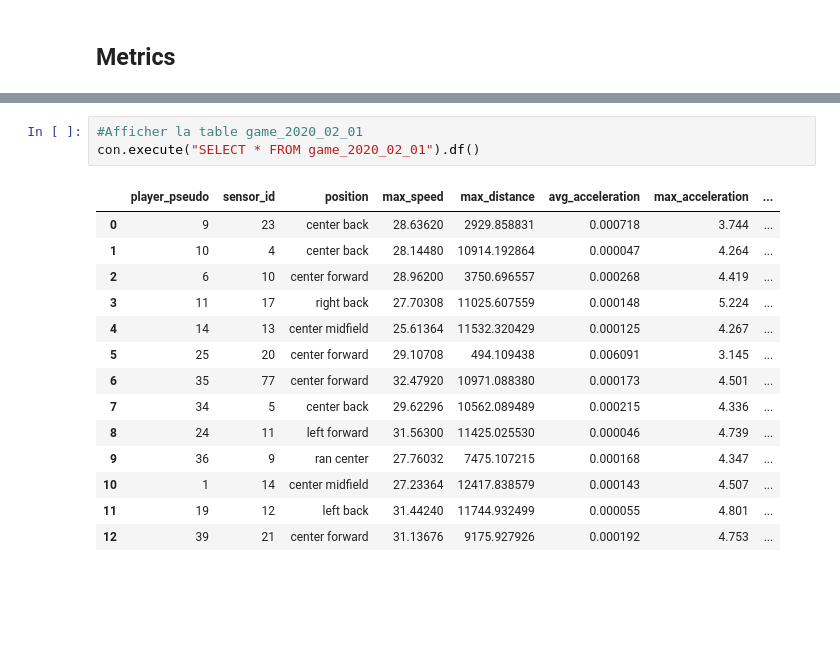
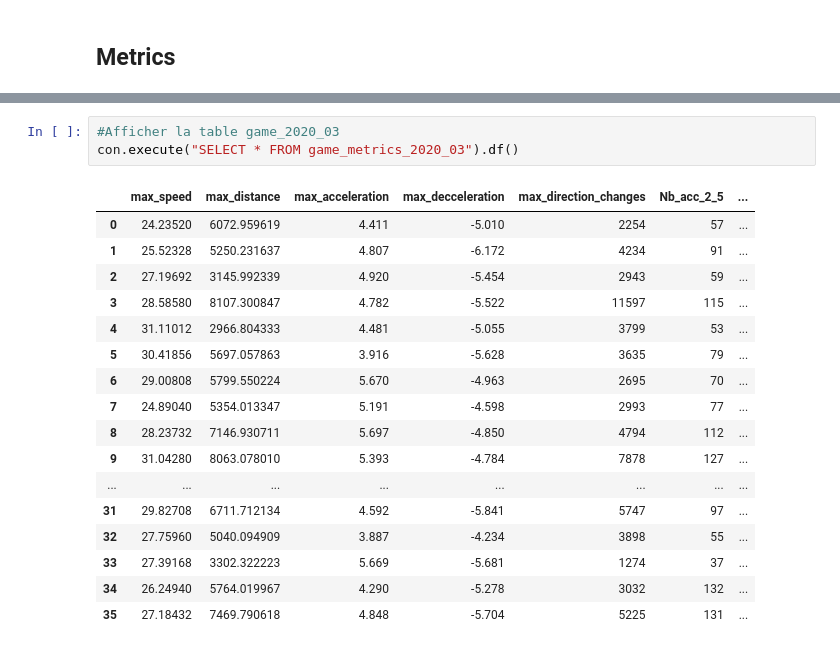
Before and after one commit to TheoLec-student/Data-Science-Foot, a Jupyter notebook: Individuel.ipynb, the cells around one changed output, grey strips where cells are left out. Saved outputs shown, nothing was run; the diff lists cells and outputs as text; blank space fills up the shorter version.

```diff
--- a/Individuel.ipynb
+++ b/Individuel.ipynb
@@ -427,18 +384,21 @@ Table 'game_2020_02_01' créée/replacée avec succès !
 # %%
-#Afficher la table game_2020_02_01
-con.execute("SELECT * FROM game_2020_02_01").df()
+#Afficher la table game_2020_03
+con.execute("SELECT * FROM game_metrics_2020_03").df()
 # %% [output]
-|  | player_pseudo | sensor_id | position | max_speed | max_distance | avg_acceleration | max_acceleration | ... |
-| 0 | 9 | 23 | center back | 28.63620 | 2929.858831 | 0.000718 | 3.744 | ... |
-| 1 | 10 | 4 | center back | 28.14480 | 10914.192864 | 0.000047 | 4.264 | ... |
-| 2 | 6 | 10 | center forward | 28.96200 | 3750.696557 | 0.000268 | 4.419 | ... |
-| 3 | 11 | 17 | right back | 27.70308 | 11025.607559 | 0.000148 | 5.224 | ... |
-| 4 | 14 | 13 | center midfield | 25.61364 | 11532.320429 | 0.000125 | 4.267 | ... |
-| 5 | 25 | 20 | center forward | 29.10708 | 494.109438 | 0.006091 | 3.145 | ... |
-| 6 | 35 | 77 | center forward | 32.47920 | 10971.088380 | 0.000173 | 4.501 | ... |
-| 7 | 34 | 5 | center back | 29.62296 | 10562.089489 | 0.000215 | 4.336 | ... |
-| 8 | 24 | 11 | left forward | 31.56300 | 11425.025530 | 0.000046 | 4.739 | ... |
-| 9 | 36 | 9 | ran center | 27.76032 | 7475.107215 | 0.000168 | 4.347 | ... |
-| 10 | 1 | 14 | center midfield | 27.23364 | 12417.838579 | 0.000143 | 4.507 | ... |
-| 11 | 19 | 12 | left back | 31.44240 | 11744.932499 | 0.000055 | 4.801 | ... |
-| 12 | 39 | 21 | center forward | 31.13676 | 9175.927926 | 0.000192 | 4.753 | ... |
+|  | max_speed | max_distance | max_acceleration | max_decceleration | max_direction_changes | Nb_acc_2_5 | ... |
+| 0 | 24.23520 | 6072.959619 | 4.411 | -5.010 | 2254 | 57 | ... |
+| 1 | 25.52328 | 5250.231637 | 4.807 | -6.172 | 4234 | 91 | ... |
+| 2 | 27.19692 | 3145.992339 | 4.920 | -5.454 | 2943 | 59 | ... |
+| 3 | 28.58580 | 8107.300847 | 4.782 | -5.522 | 11597 | 115 | ... |
+| 4 | 31.11012 | 2966.804333 | 4.481 | -5.055 | 3799 | 53 | ... |
+| 5 | 30.41856 | 5697.057863 | 3.916 | -5.628 | 3635 | 79 | ... |
+| 6 | 29.00808 | 5799.550224 | 5.670 | -4.963 | 2695 | 70 | ... |
+| 7 | 24.89040 | 5354.013347 | 5.191 | -4.598 | 2993 | 77 | ... |
+| 8 | 28.23732 | 7146.930711 | 5.697 | -4.850 | 4794 | 112 | ... |
+| 9 | 31.04280 | 8063.078010 | 5.393 | -4.784 | 7878 | 127 | ... |
+| ... | ... | ... | ... | ... | ... | ... | ... |
+| 31 | 29.82708 | 6711.712134 | 4.592 | -5.841 | 5747 | 97 | ... |
+| 32 | 27.75960 | 5040.094909 | 3.887 | -4.234 | 3898 | 55 | ... |
+| 33 | 27.39168 | 3302.322223 | 5.669 | -5.681 | 1274 | 37 | ... |
+| 34 | 26.24940 | 5764.019967 | 4.290 | -5.278 | 3032 | 132 | ... |
+| 35 | 27.18432 | 7469.790618 | 4.848 | -5.704 | 5225 | 131 | ... |
```
Also changed, not shown: parts of 9 cells of this notebook, 2 other files.
